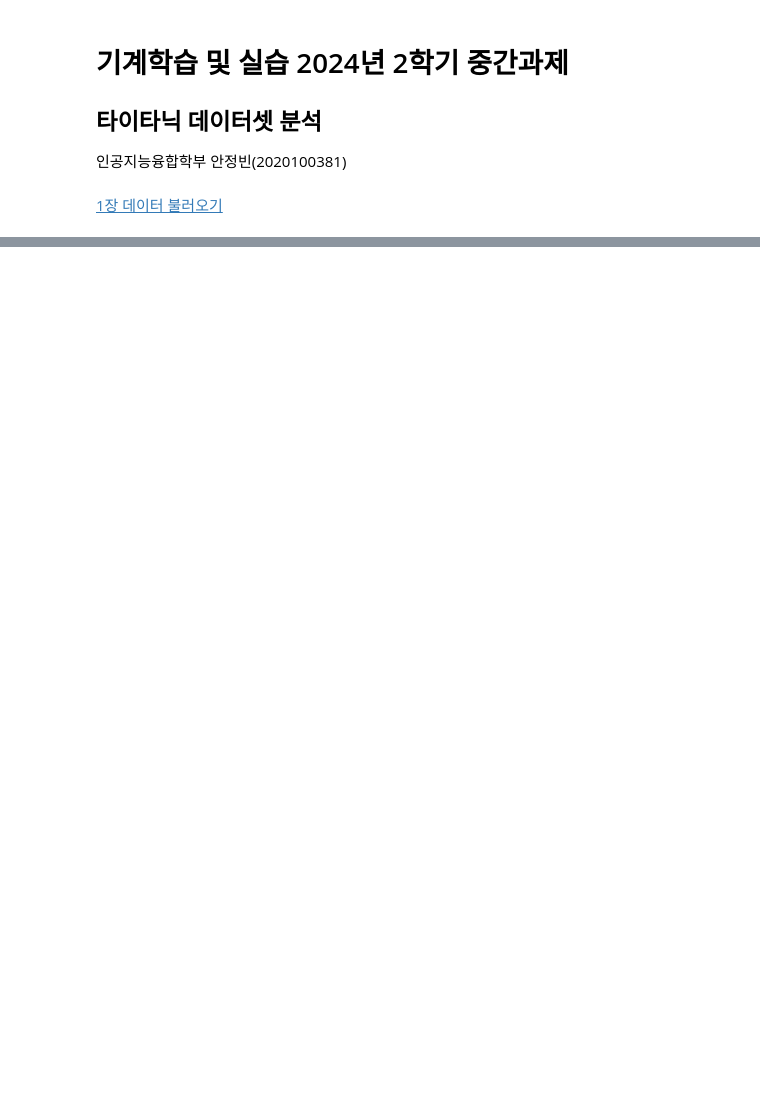
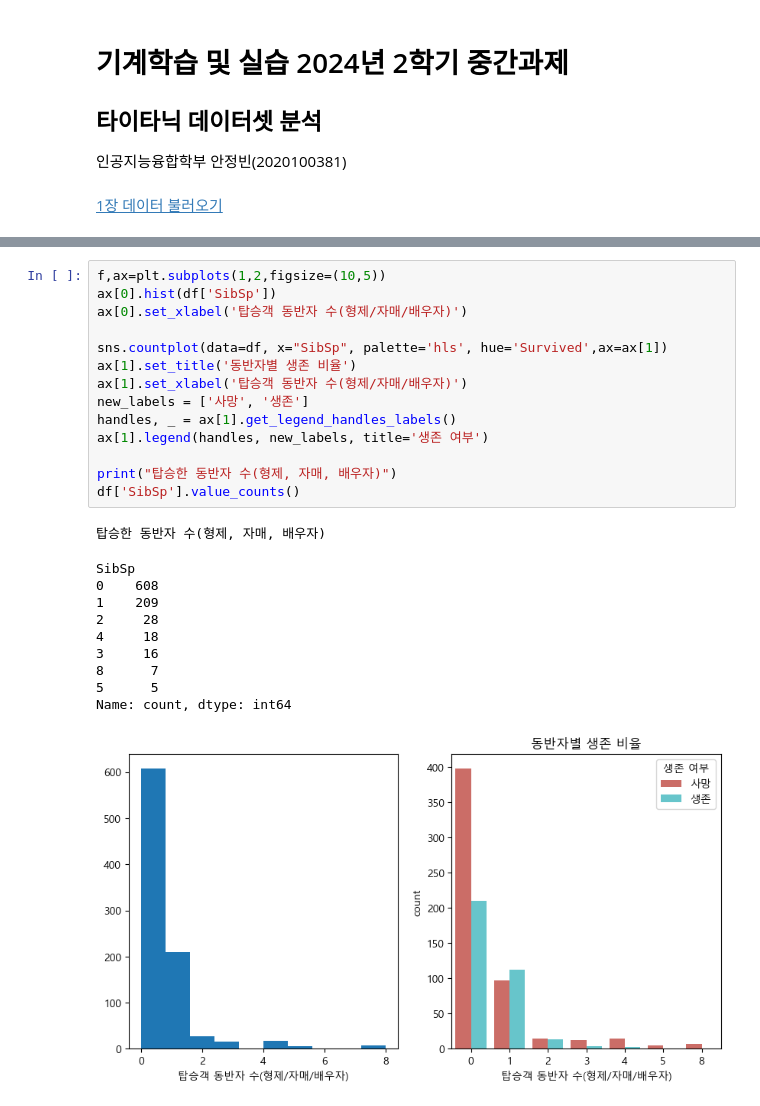
Before and after one commit to jungbin927/Titanic_project, a Jupyter notebook: Titanic_project_2020100381_JB.ipynb, the cells around one changed output, grey strips where cells are left out. Saved outputs shown, nothing was run; the diff lists cells and outputs as text; blank space fills up the shorter version.

```diff
--- a/Titanic_project_2020100381_JB.ipynb
+++ b/Titanic_project_2020100381_JB.ipynb
@@ -63,0 +191,26 @@ test_df.head()
+# %%
+f,ax=plt.subplots(1,2,figsize=(10,5))
+ax[0].hist(df['SibSp'])
+ax[0].set_xlabel('탑승객 동반자 수(형제/자매/배우자)')
+
+sns.countplot(data=df, x="SibSp", palette='hls', hue='Survived',ax=ax[1])
+ax[1].set_title('동반자별 생존 비율')
+ax[1].set_xlabel('탑승객 동반자 수(형제/자매/배우자)')
+new_labels = ['사망', '생존']
+handles, _ = ax[1].get_legend_handles_labels()
+ax[1].legend(handles, new_labels, title='생존 여부')
+
+print("탑승한 동반자 수(형제, 자매, 배우자)")
+df['SibSp'].value_counts()
+# %% [output]
+탑승한 동반자 수(형제, 자매, 배우자)
+SibSp
+0    608
+1    209
+2     28
+4     18
+3     16
+8      7
+5      5
+Name: count, dtype: int64
+[figure, added]
```
Also changed, not shown: parts of 34 cells of this notebook.
